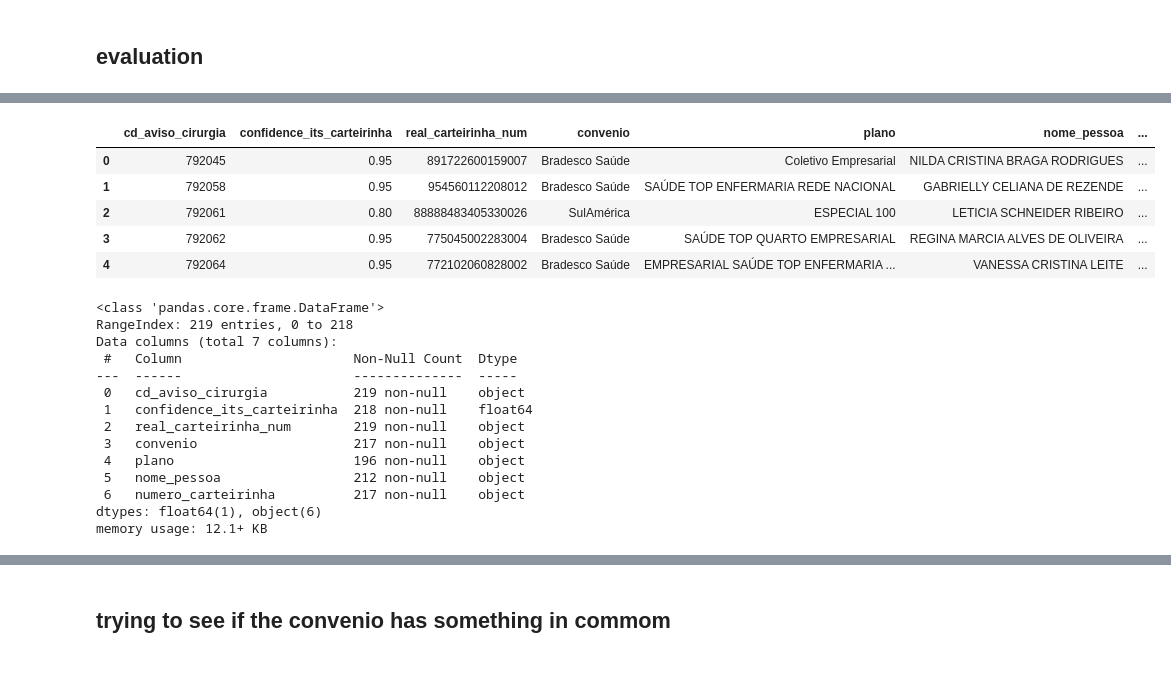
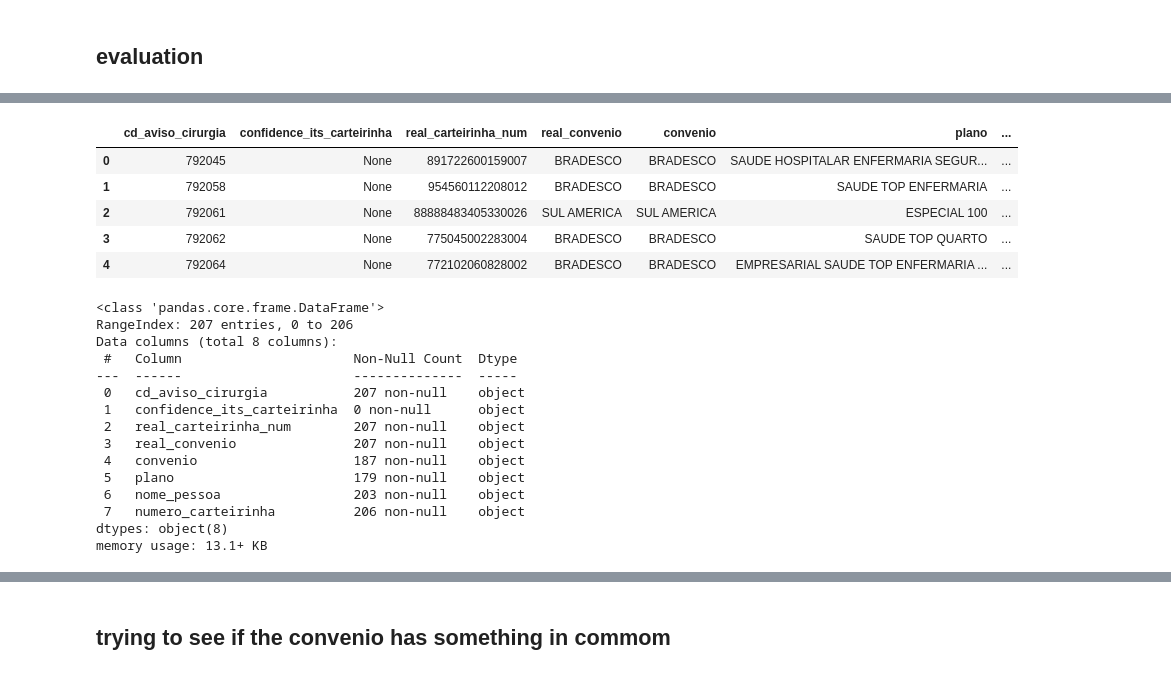
Before and after one commit to joao-thomaz-mle/carteirinha-api, a Jupyter notebook: POC/connect_db_extract.ipynb, the cells around one changed output, grey strips where cells are left out. Cells and saved outputs as stored; diff of their text form; code cells hidden in the pictures.

```diff
--- a/POC/connect_db_extract.ipynb
+++ b/POC/connect_db_extract.ipynb
@@ -1379,7 +1398,7 @@ logger.info("✅ Processo de experimento finalizado.")
 ## evaluation
 # %%
 # getting the json results to dataframe and evaluating, especific model and prompt combination
-json_results_path = "/home/joao/projects/company_projects/carteirinha-api/documents/extraction_results/extract_results_us_anthropic_claude-3-7-sonnet-20250219-v1_0_prompt_extracao_carteirinha_v2.json"
+json_results_path = "/home/joao/projects/company_projects/carteirinha-api/documents/extraction_results/extract_results_us_anthropic_claude-3-7-sonnet-20250219-v1_0_prompt_extracao_carteirinha_v3.json"
 
 # load json
 results = json.load(open(json_results_path, 'r', encoding='utf-8'))
@@ -1391,23 +1410,24 @@ df_results.head()
-|  | cd_aviso_cirurgia | confidence_its_carteirinha | real_carteirinha_num | convenio | plano | nome_pessoa | ... |
-| 0 | 792045 | 0.95 | 891722600159007 | Bradesco Saúde | Coletivo Empresarial | NILDA CRISTINA BRAGA RODRIGUES | ... |
-| 1 | 792058 | 0.95 | 954560112208012 | Bradesco Saúde | SAÚDE TOP ENFERMARIA REDE NACIONAL | GABRIELLY CELIANA DE REZENDE | ... |
-| 2 | 792061 | 0.80 | 88888483405330026 | SulAmérica | ESPECIAL 100 | LETICIA SCHNEIDER RIBEIRO | ... |
-| 3 | 792062 | 0.95 | 775045002283004 | Bradesco Saúde | SAÚDE TOP QUARTO EMPRESARIAL | REGINA MARCIA ALVES DE OLIVEIRA | ... |
-| 4 | 792064 | 0.95 | 772102060828002 | Bradesco Saúde | EMPRESARIAL SAÚDE TOP ENFERMARIA ... | VANESSA CRISTINA LEITE | ... |
+|  | cd_aviso_cirurgia | confidence_its_carteirinha | real_carteirinha_num | real_convenio | convenio | plano | ... |
+| 0 | 792045 | None | 891722600159007 | BRADESCO | BRADESCO | SAUDE HOSPITALAR ENFERMARIA SEGUR... | ... |
+| 1 | 792058 | None | 954560112208012 | BRADESCO | BRADESCO | SAUDE TOP ENFERMARIA | ... |
+| 2 | 792061 | None | 88888483405330026 | SUL AMERICA | SUL AMERICA | ESPECIAL 100 | ... |
+| 3 | 792062 | None | 775045002283004 | BRADESCO | BRADESCO | SAUDE TOP QUARTO | ... |
+| 4 | 792064 | None | 772102060828002 | BRADESCO | BRADESCO | EMPRESARIAL SAUDE TOP ENFERMARIA ... | ... |
 # %%
 df_results.info()
 # %% [output]
 <class 'pandas.core.frame.DataFrame'>
-RangeIndex: 219 entries, 0 to 218
-Data columns (total 7 columns):
+RangeIndex: 207 entries, 0 to 206
+Data columns (total 8 columns):
  #   Column                      Non-Null Count  Dtype
 ---  ------                      --------------  -----
- 0   cd_aviso_cirurgia           219 non-null    object
- 1   confidence_its_carteirinha  218 non-null    float64
- 2   real_carteirinha_num        219 non-null    object
- 3   convenio                    217 non-null    object
- 4   plano                       196 non-null    object
- 5   nome_pessoa                 212 non-null    object
- 6   numero_carteirinha          217 non-null    object
-dtypes: float64(1), object(6)
-memory usage: 12.1+ KB
+ 0   cd_aviso_cirurgia           207 non-null    object
+ 1   confidence_its_carteirinha  0 non-null      object
+ 2   real_carteirinha_num        207 non-null    object
+ 3   real_convenio               207 non-null    object
+ 4   convenio                    187 non-null    object
+ 5   plano                       179 non-null    object
+ 6   nome_pessoa                 203 non-null    object
+ 7   numero_carteirinha          206 non-null    object
+dtypes: object(8)
+memory usage: 13.1+ KB
```
Also changed, not shown: parts of 31 cells of this notebook, 5 other files.
